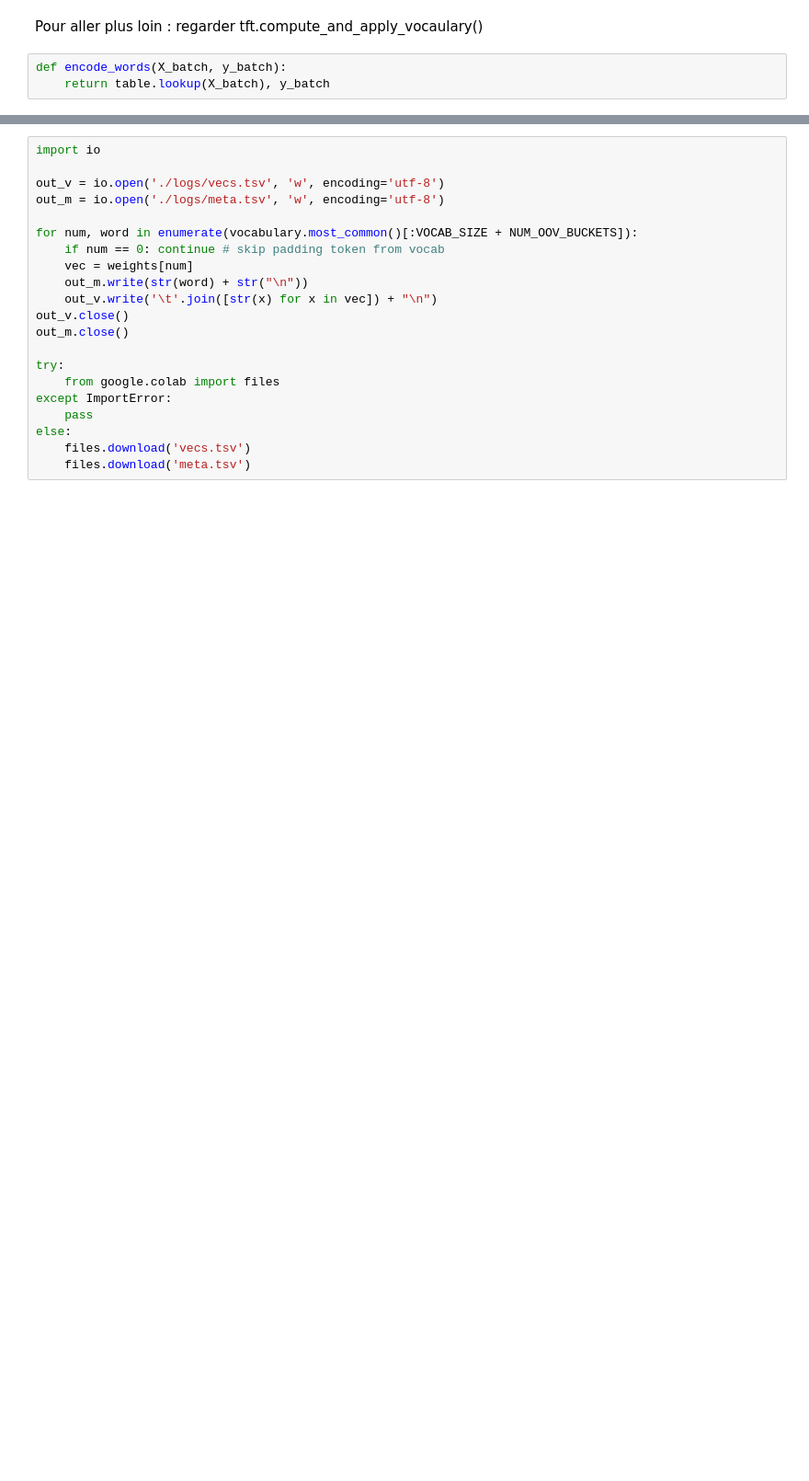
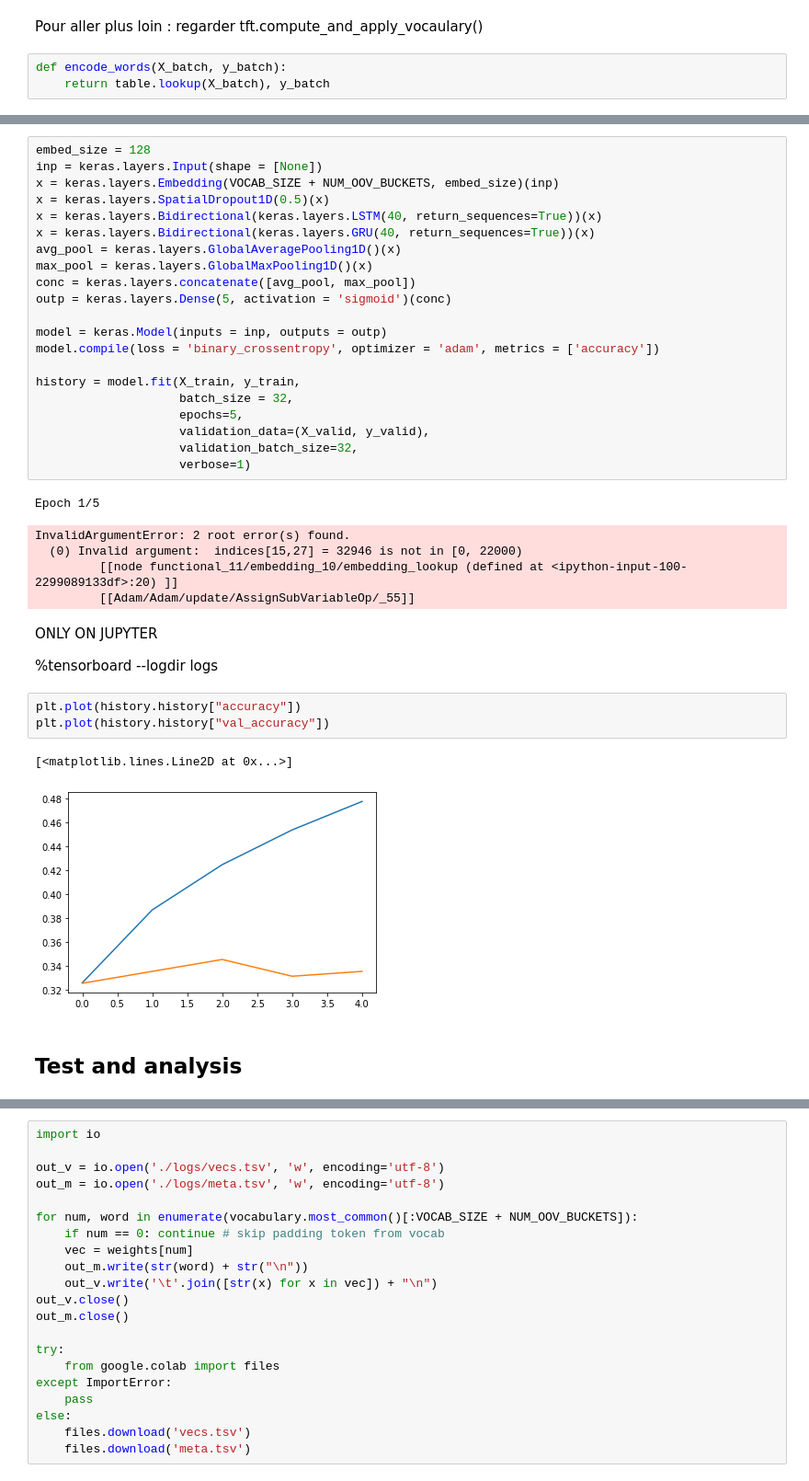
Before and after one commit to briandthi/Review-Rating-prediction, a Jupyter notebook: Review-Rating.ipynb, the cells around one changed output, grey strips where cells are left out. Shown at 92% size. Saved outputs shown, nothing was run; the diff lists cells and outputs as text; blank space fills up the shorter version.

```diff
--- a/Review-Rating.ipynb
+++ b/Review-Rating.ipynb
@@ -241,0 +358,39 @@ Epoch 5/5
+# %%
+embed_size = 128
+inp = keras.layers.Input(shape = [None])
+x = keras.layers.Embedding(VOCAB_SIZE + NUM_OOV_BUCKETS, embed_size)(inp)
+x = keras.layers.SpatialDropout1D(0.5)(x)
+x = keras.layers.Bidirectional(keras.layers.LSTM(40, return_sequences=True))(x)
+x = keras.layers.Bidirectional(keras.layers.GRU(40, return_sequences=True))(x)
+avg_pool = keras.layers.GlobalAveragePooling1D()(x)
+max_pool = keras.layers.GlobalMaxPooling1D()(x)
+conc = keras.layers.concatenate([avg_pool, max_pool])
+outp = keras.layers.Dense(5, activation = 'sigmoid')(conc)
+
+model = keras.Model(inputs = inp, outputs = outp)
+model.compile(loss = 'binary_crossentropy', optimizer = 'adam', metrics = ['accuracy'])
+
+history = model.fit(X_train, y_train,
+                    batch_size = 32,
+                    epochs=5,
+                    validation_data=(X_valid, y_valid),
+                    validation_batch_size=32,
+                    verbose=1)
+# %% [output]
+Epoch 1/5
+InvalidArgumentError: 2 root error(s) found.
+  (0) Invalid argument:  indices[15,27] = 32946 is not in [0, 22000)
+         [[node functional_11/embedding_10/embedding_lookup (defined at <ipython-input-100-2299089133df>:20) ]]
+         [[Adam/Adam/update/AssignSubVariableOp/_55]]
+# %% [markdown]
+ONLY ON JUPYTER
+
+%tensorboard --logdir logs
+# %%
+plt.plot(history.history["accuracy"])
+plt.plot(history.history["val_accuracy"])
+# %% [output]
+[<matplotlib.lines.Line2D at 0x...>]
+[figure, added]
+# %% [markdown]
+## Test and analysis
```
Also changed, not shown: parts of 66 cells of this notebook, 2 other files.
